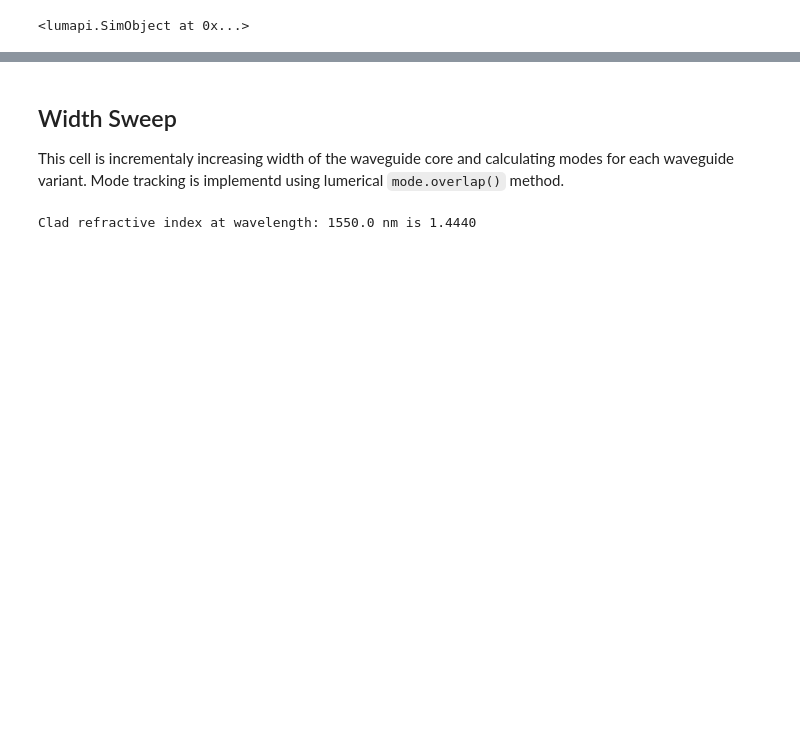
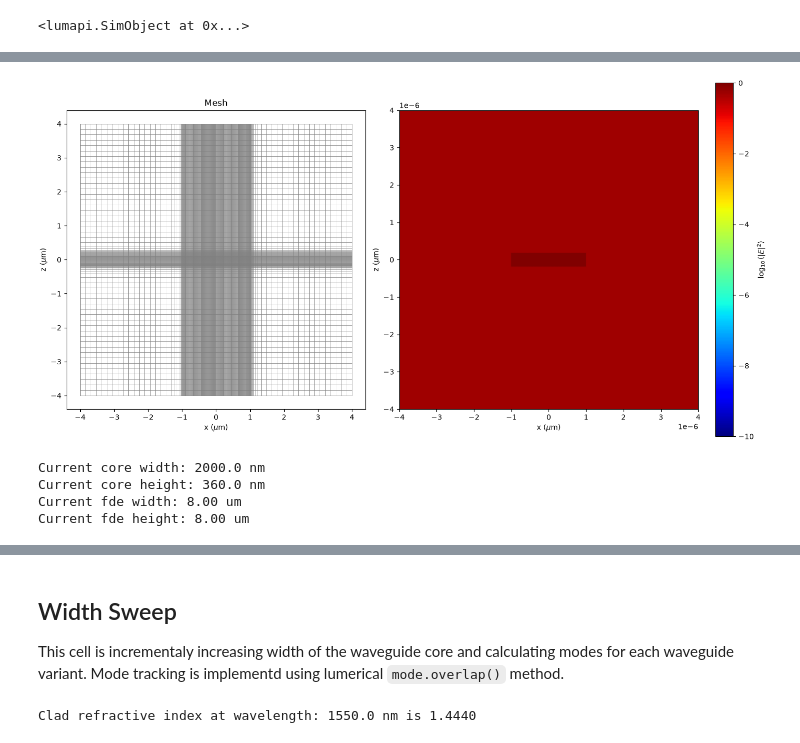
Before and after one commit to Jatsekku/photoNix, a Jupyter notebook: workspace/examples/lumerical/jupyter/stripWaveguide_widthSweep.ipynb, the cells around one changed output, grey strips where cells are left out. Saved outputs shown, nothing was run; the diff lists cells and outputs as text; code cells hidden in the pictures; blank space fills up the shorter version.

```diff
--- a/workspace/examples/lumerical/jupyter/stripWaveguide_widthSweep.ipynb
+++ b/workspace/examples/lumerical/jupyter/stripWaveguide_widthSweep.ipynb
@@ -77,0 +211,42 @@ mode.addmesh(
+# %%
+# Simulation preview
+
+mode_solver.mesh()
+index = mode_solver.getresult("FDE::data::material", "index")
+index_x, index_y, index_z = [np.squeeze(index[f"index_{a}"]) for a in ["x", "y", "z"]]
+x, z = np.squeeze(index["x"]), np.squeeze(index["z"])
+
+fig, (ax1, ax2) = plt.subplots(1, 2, figsize=(14, 7), constrained_layout=True)
+
+# Grid
+X, Z = np.meshgrid(x, z, indexing='ij')
+ax1.plot(X * 1e6, Z * 1e6, color='gray', linestyle='-', linewidth=0.5)
+ax1.plot(X.T * 1e6, Z.T * 1e6, color='gray', linestyle='-', linewidth=0.5)
+ax1.set_title('Mesh')
+ax1.set_xlabel(r'x ($\mu$m)')
+ax1.set_ylabel(r'z ($\mu$m)')
+ax1.set_aspect('equal')
+
+px.plot_field(
+    index_x, index_y, index_z,
+    x=x, z=z,
+    vmin=-10, vmax=0,
+    ax=ax2
+)
+plt.show()
+
+current_core_width = mode_solver.getnamed("core", "x span")
+current_core_height = mode_solver.getnamed("core", "z span")
+current_fde_width = mode_solver.getnamed("FDE", "x span")
+current_fde_height = mode_solver.getnamed("FDE", "z span")
+
+print(f"Current core width: {current_core_width*1e9:.1f} nm")
+print(f"Current core height: {current_core_height*1e9:.1f} nm")
+print(f"Current fde width: {current_fde_width*1e6:.2f} um")
+print(f"Current fde height: {current_fde_height*1e6:.2f} um")
+# %% [output]
+[figure, added]
+Current core width: 2000.0 nm
+Current core height: 360.0 nm
+Current fde width: 8.00 um
+Current fde height: 8.00 um
```
Also changed, not shown: parts of 23 cells of this notebook, 1 other file.
